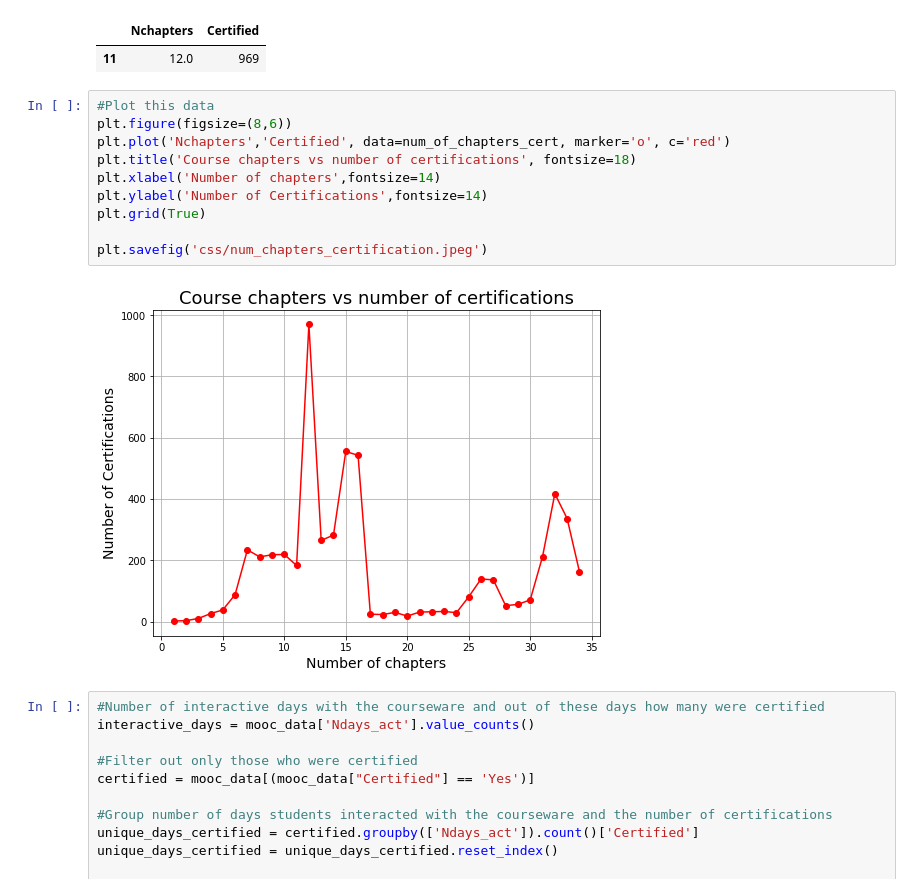
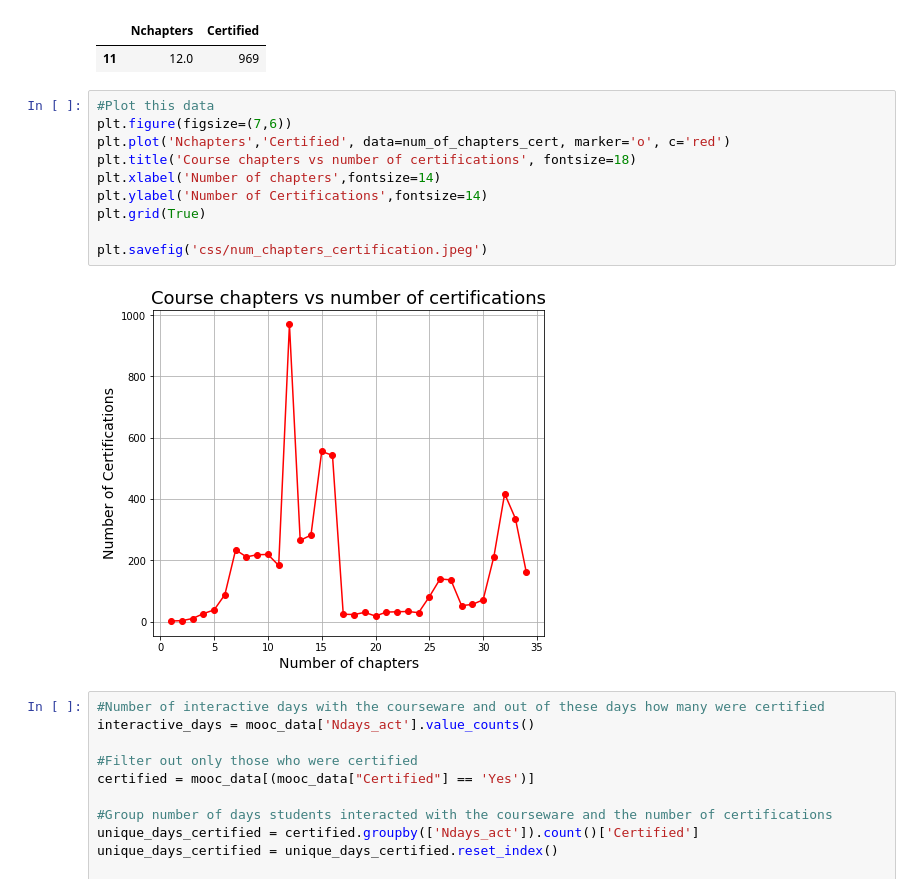
Before and after one commit to Deborahaina/Predicting-why-MOOCs-fail, a Jupyter notebook: DATS 6103 - Individual Project 3 - Deborah Aina.ipynb, the cells around one changed output. Drawn from its saved outputs; the diff is of its cells as text.

Commit message:
styling images

```diff
--- a/DATS 6103 - Individual Project 3 - Deborah Aina.ipynb
+++ b/DATS 6103 - Individual Project 3 - Deborah Aina.ipynb
@@ -562,16 +562,16 @@ optimal_num_chapters
 | 11 | 12.0 | 969 |
 # %%
 #Plot this data
-plt.figure(figsize=(8,6))
+plt.figure(figsize=(7,6))
 plt.plot('Nchapters','Certified', data=num_of_chapters_cert, marker='o', c='red')
 plt.title('Course chapters vs number of certifications', fontsize=18)
 plt.xlabel('Number of chapters',fontsize=14)
 plt.ylabel('Number of Certifications',fontsize=14)
 plt.grid(True)
 
 plt.savefig('css/num_chapters_certification.jpeg')
 # %% [output]
-[figure, old version]
+[figure, new version]
 # %%
 #Number of interactive days with the courseware and out of these days how many were certified
 interactive_days = mooc_data['Ndays_act'].value_counts()
```
Also changed, not shown: parts of 1 cell of this notebook, 4 other files.
